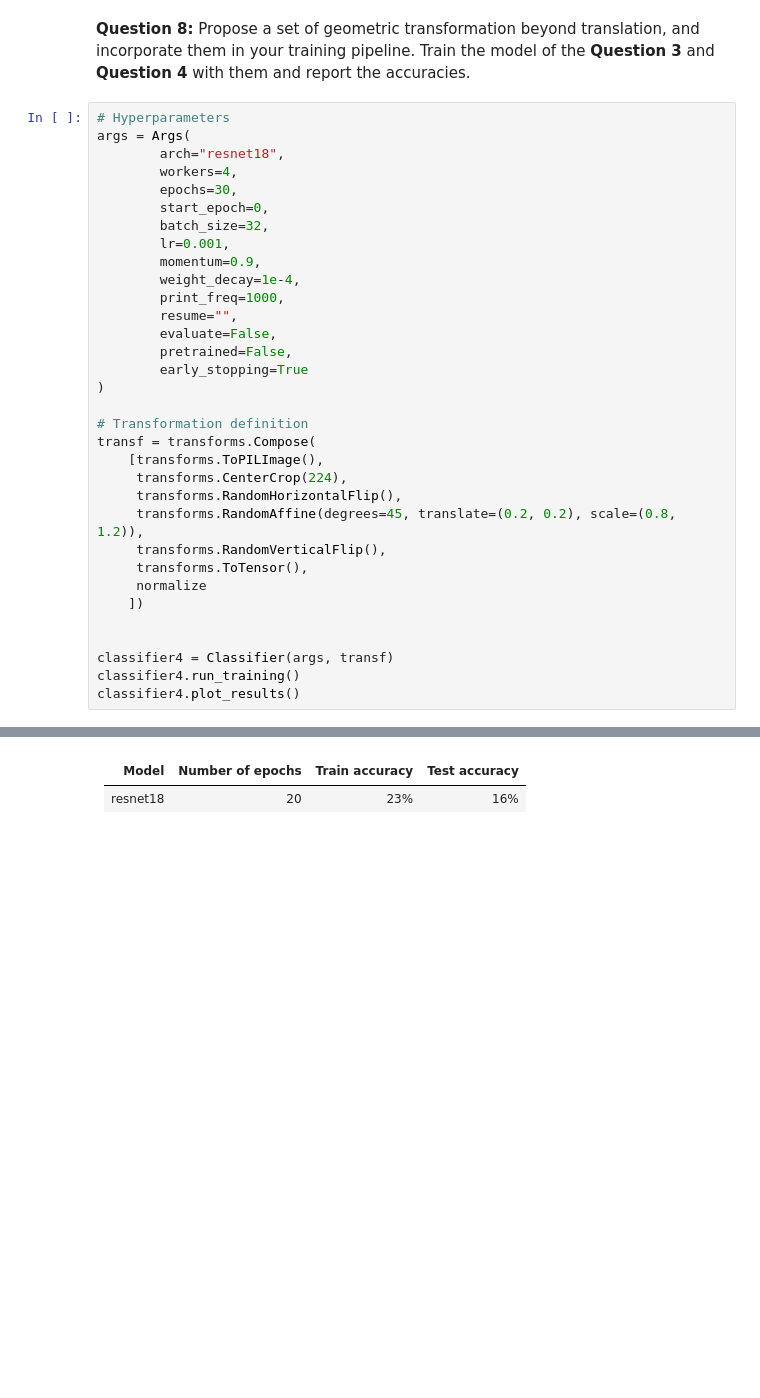
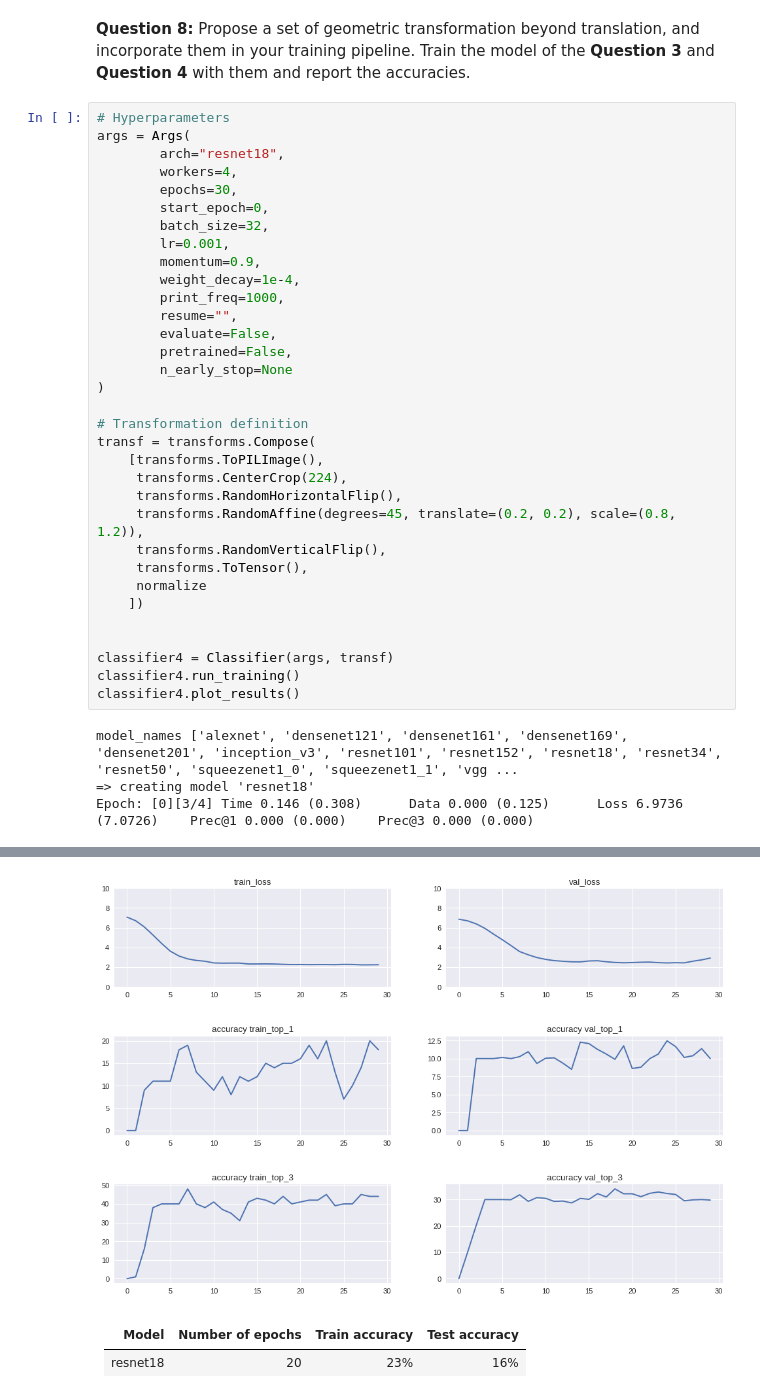
Before and after one commit to paulasquin/deep-learning-in-practice-cs, a Jupyter notebook: 3-TD_ADL.ipynb, the cells around one changed output, grey strips where cells are left out. Cells and saved outputs as stored; diff of their text form; blank space fills up the shorter version.

```diff
--- a/3-TD_ADL.ipynb
+++ b/3-TD_ADL.ipynb
@@ -983,7 +993,7 @@ args = Args(
         resume="",
         evaluate=False,
         pretrained=False,
-        early_stopping=True
+        n_early_stop=None
 )
 
 # Transformation definition
@@ -1001,3 +1011,7 @@ transf = transforms.Compose(
 classifier4 = Classifier(args, transf)
 classifier4.run_training()
 classifier4.plot_results()
+# %% [output]
+model_names ['alexnet', 'densenet121', 'densenet161', 'densenet169', 'densenet201', 'inception_v3', 'resnet101', 'resnet152', 'resnet18', 'resnet34', 'resnet50', 'squeezenet1_0', 'squeezenet1_1', 'vgg ...
+=> creating model 'resnet18'
+Epoch: [0][3/4] Time 0.146 (0.308)      Data 0.000 (0.125)      Loss 6.9736 (7.0726)    Prec@1 0.000 (0.000)    Prec@3 0.000 (0.000)
@@ -1004,3 +1035,4 @@ classifier4.plot_results()
+[figure, added]
 # %% [markdown]
 | Model | Number of  epochs  | Train accuracy | Test accuracy |
 |------|------|------|------|
```
Also changed, not shown: parts of 10 cells of this notebook.
